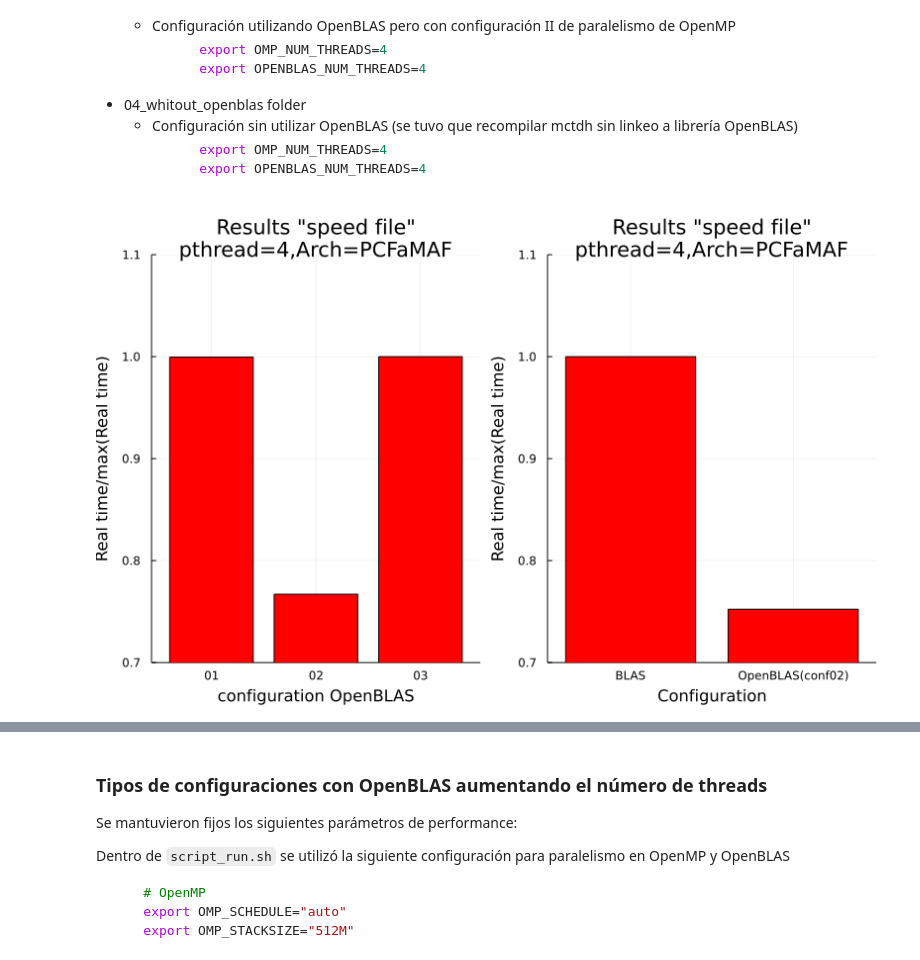
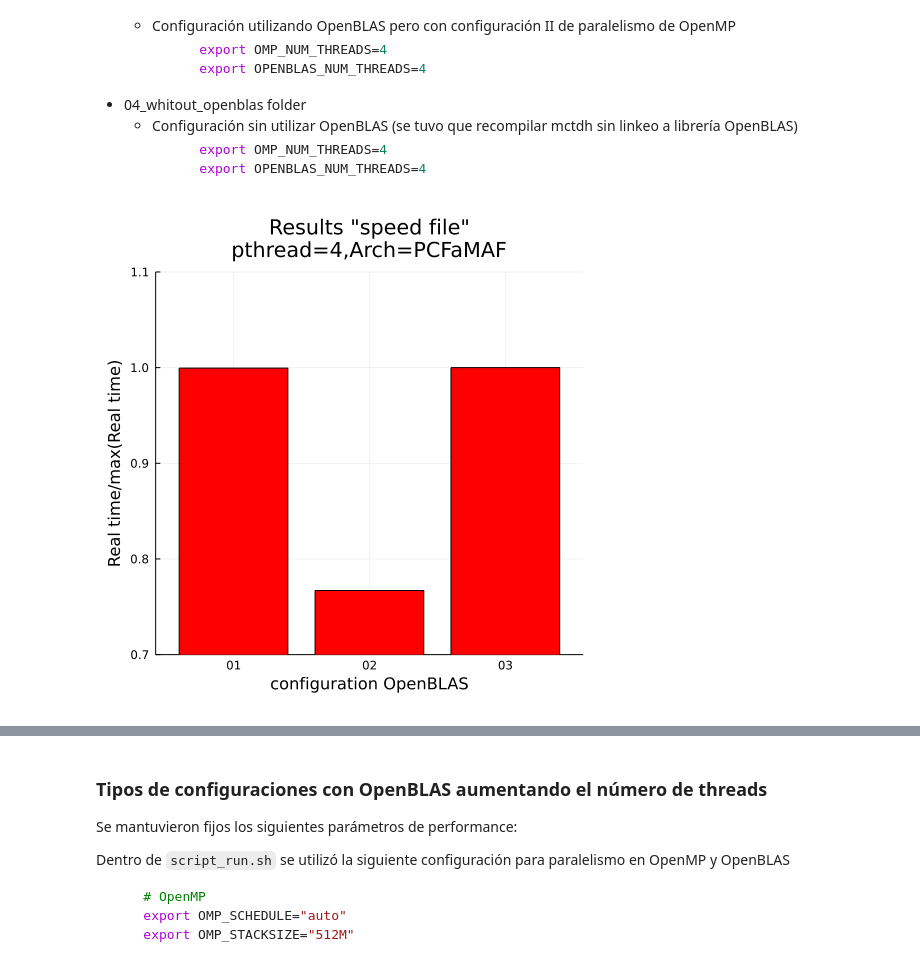
Before and after one commit to mendzmartin/mctdh_cp2021, a Jupyter notebook: double_quantum_dot_model/qdot_02/energies_vs_lambda/study_of_performance_03/running_comparison_performance/README.ipynb, the cells around one changed output, grey strips where cells are left out. Drawn from its saved outputs; the diff is of its cells as text; code cells hidden in the pictures.

```diff
--- a/double_quantum_dot_model/qdot_02/energies_vs_lambda/study_of_performance_03/running_comparison_performance/README.ipynb
+++ b/double_quantum_dot_model/qdot_02/energies_vs_lambda/study_of_performance_03/running_comparison_performance/README.ipynb
@@ -89,16 +89,10 @@ Dentro de `input_file.inp` se utilizó la siguiente configuración para paraleli
 # %%
 conf = ["01","02","03"]
 time = [10211,7836,10216]
 plot1 = plot(conf,time/maximum(time),seriestype =:bar,color="red",label="",ylims=(0.7,1.1))
-plot1 = plot!(title="Results \"speed file\"\npthread=4,Arch=PCFaMAF",xlabel="configuration OpenBLAS",ylabel="Real time/max(Real time)")
+plot1 = plot!(title="Results \"speed file\"\npthread=4,Arch=PCFaMAF",xlabel="configuration OpenBLAS",ylabel="Real time/max(Real time)",size=(500,500))
 
-conf = ["BLAS","OpenBLAS(conf02)"]
-time = [10416,7836]
-plot2 = plot(conf,time/maximum(time),seriestype =:bar,color="red",label="",ylims=(0.7,1.1))
-plot2 = plot!(title="Results \"speed file\"\npthread=4,Arch=PCFaMAF",xlabel="Configuration",ylabel="Real time/max(Real time)")
-
-plot3=plot(plot1,plot2,layout=2,size=(800,500))
-savefig(plot3,"./plots/RealTimevsBLASvsOpenBLAS.pdf");
-display(plot3);
+savefig(plot1,"./plots/RealTimevsBLASvsOpenBLAS_01.pdf");
+display(plot1);
 # %% [output]
-[figure, old version]
+[figure, new version]
```
Also changed, not shown: parts of 4 cells of this notebook, 15 other files.
